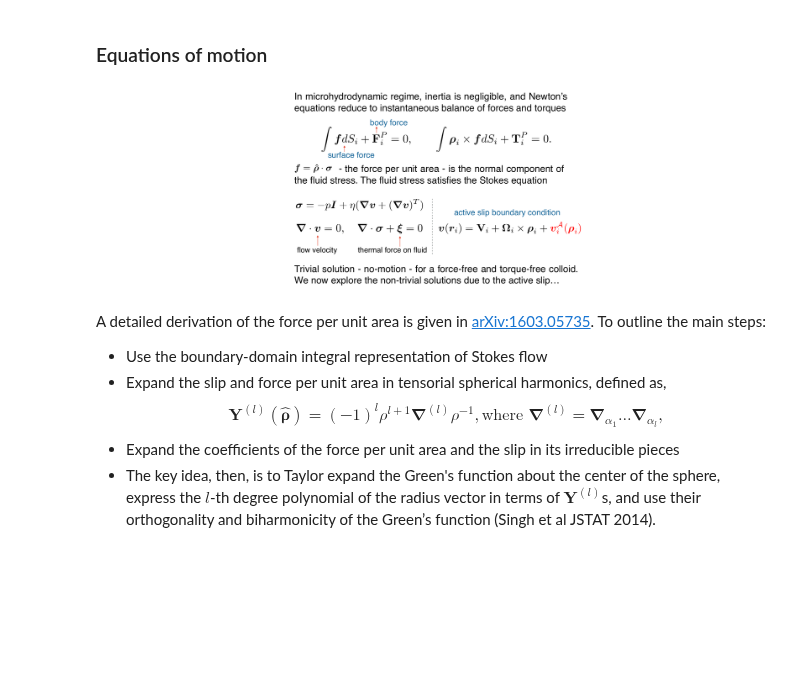
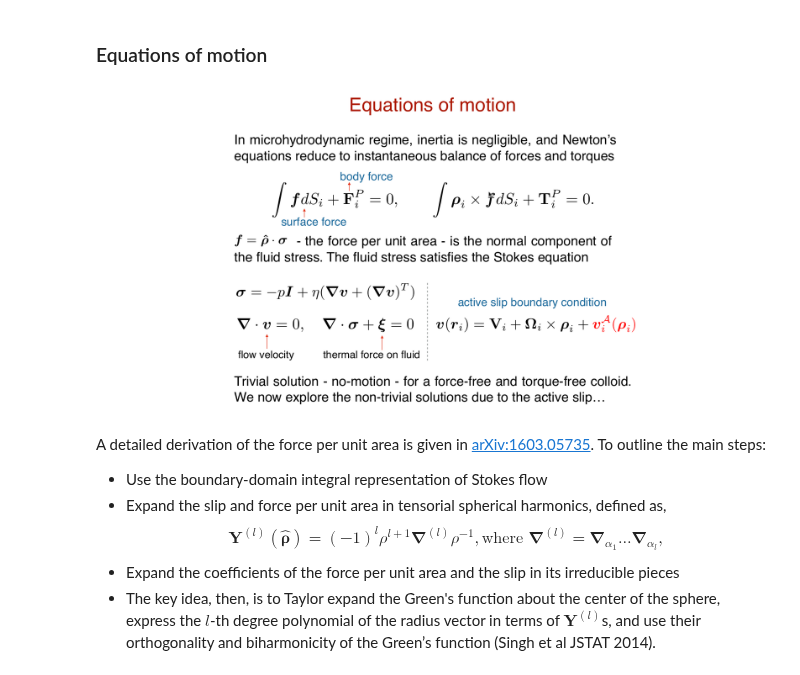
Before and after one commit to rajeshrinet/compPhy, a Jupyter notebook: notebooks/2018/activeColloids.ipynb, the cells around one changed output. Cells and saved outputs as stored; diff of their text form; code cells hidden in the pictures; blank space fills up the shorter version.

```diff
--- a/notebooks/2018/activeColloids.ipynb
+++ b/notebooks/2018/activeColloids.ipynb
@@ -43,9 +43,9 @@ Image(filename='idealActiveColloid.png')
 ### Equations of motion
 # %%
 from IPython.core.display import Image
-Image(filename='eom.png')
+Image(filename='plots/eom.png')
 # %% [output]
-[figure, old version]
+[figure, new version]
 # %% [markdown]
 A detailed derivation of the force per unit area is given in [arXiv:1603.05735](https://arxiv.org/abs/1603.05735). To outline the main steps:
 * Use the boundary-domain integral representation of Stokes flow
```
Also changed, not shown: parts of 5 cells of this notebook, 4 other files.
